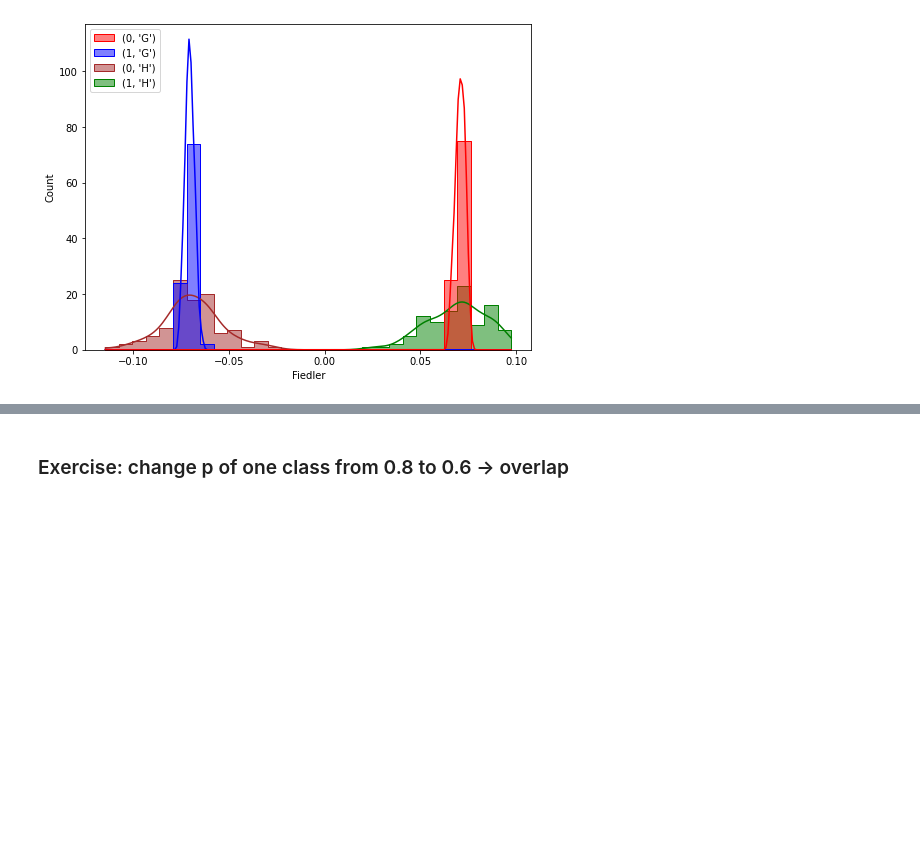
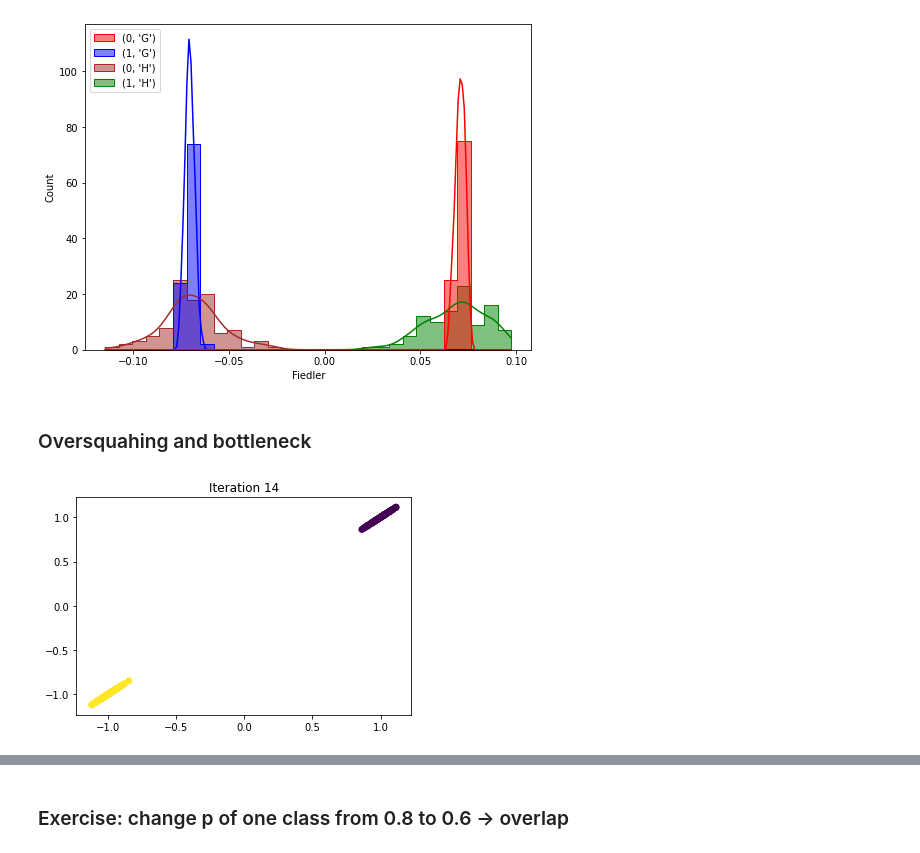
Before and after one commit to ellisalicante/GraphRewiring-Tutorial, a Jupyter notebook: 2-Lovasz-Bound-and-CT.ipynb, the cells around one changed output, grey strips where cells are left out. Cells and saved outputs as stored; diff of their text form; code cells hidden in the pictures; blank space fills up the shorter version.

Commit message:
oversmoothing and bottleneck

```diff
--- a/2-Lovasz-Bound-and-CT.ipynb
+++ b/2-Lovasz-Bound-and-CT.ipynb
@@ -61,6 +74,30 @@ def find_eigen(L):
   e = e[idx]
   evecs = evecs[:,idx]
   return e, evecs
+# %%
+def message_passing(adj, feat, iters=1, frame_duration=0.1, gif_name='migif', vcolor='y'):
+  filenames = []
+  for i in range(iters):
+    feat = np.matmul(adj, feat)
+    feat = (feat-feat.mean(axis=0)) /feat.std(axis=0)
+    plt.scatter(feat[:,0], feat[:,1], c=vcolor, cmap='viridis')
+    plt.title(f'Iteration {i}')
+    if i == iters-1:
+      plt.show()
+
+    filename = f'{i}.png'
+    filenames.append(filename)
+    plt.savefig(filename)
+    plt.close()
+
+    # build gif
+  with imageio.get_writer(f'{gif_name}.gif', mode='I',duration= frame_duration) as writer:
+      for filename in filenames:
+          image = imageio.imread(filename)
+          writer.append_data(image)
+  # Remove files
+  for filename in set(filenames):
+      os.remove(filename)
 # %% [markdown]
 **Create synthetic graphs**
 # %%
@@ -132,3 +169,14 @@ sns.histplot(data=df_data, x='Fiedler', hue=df_data[['Class', 'Graph']].apply(tu
 plt.show()
 # %% [output]
 [figure]
+# %% [markdown]
+### Oversquahing and bottleneck
+# %%
+X = np.random.normal(size=(200,2), scale=1)
+vcolor = np.zeros((200))
+vcolor[100:]+=1
+# %%
+message_passing(AG.toarray(),(X-X.mean(axis=0)) /X.std(axis=0), iters=15,
+                       frame_duration=0.5, gif_name='small_bottleneck', vcolor=vcolor)
+# %% [output]
+[figure, added]
```
Also changed, not shown: parts of 11 cells of this notebook, 1 other file.
